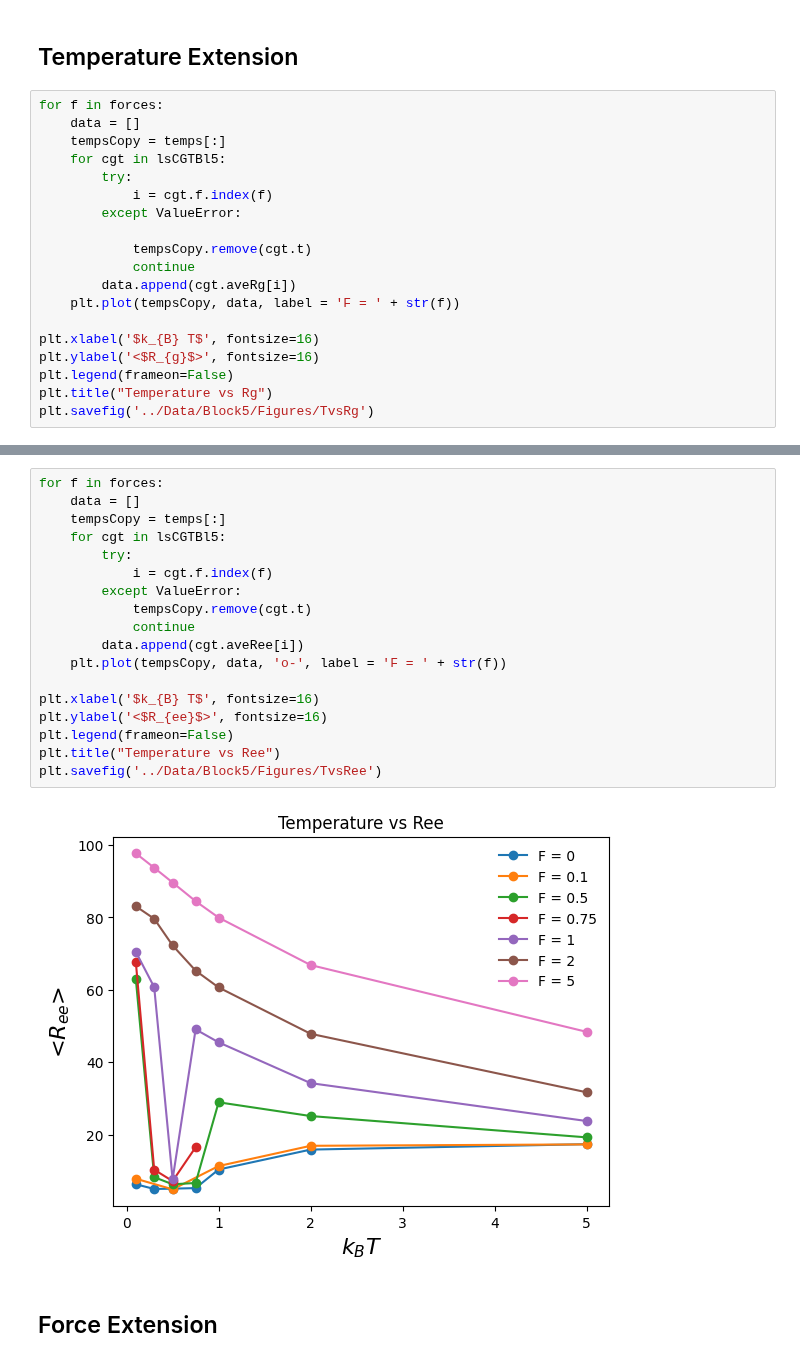
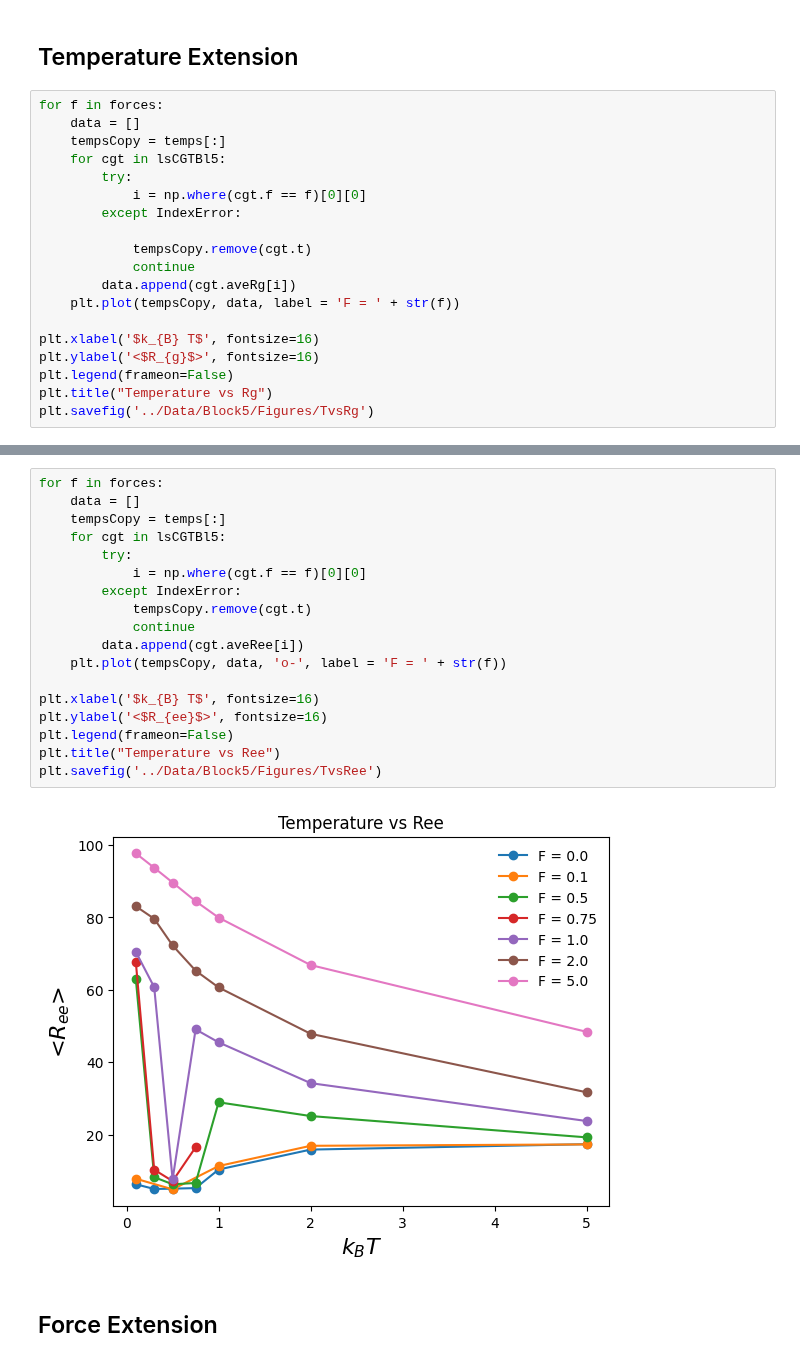
Before and after one commit to VagrantHyp/Code, a Jupyter notebook: Block5.ipynb, the cells around one changed output, grey strips where cells are left out. Cells and saved outputs as stored; diff of their text form.

```diff
--- a/Block5.ipynb
+++ b/Block5.ipynb
@@ -186,8 +186,8 @@ for f in forces:
     tempsCopy = temps[:]
     for cgt in lsCGTBl5:
         try:
-            i = cgt.f.index(f)
-        except ValueError:
+            i = np.where(cgt.f == f)[0][0]
+        except IndexError:
 
             tempsCopy.remove(cgt.t)
             continue
@@ -204,23 +204,23 @@ plt.savefig('../Data/Block5/Figures/TvsRg')
 # %%
 for f in forces:
     data = []
     tempsCopy = temps[:]
     for cgt in lsCGTBl5:
         try:
-            i = cgt.f.index(f)
-        except ValueError:
+            i = np.where(cgt.f == f)[0][0]
+        except IndexError:
             tempsCopy.remove(cgt.t)
             continue
         data.append(cgt.aveRee[i])
     plt.plot(tempsCopy, data, 'o-', label = 'F = ' + str(f))
 
 plt.xlabel('$k_{B} T$', fontsize=16)
 plt.ylabel('<$R_{ee}$>', fontsize=16)
 plt.legend(frameon=False)
 plt.title("Temperature vs Ree")
 plt.savefig('../Data/Block5/Figures/TvsRee')
 # %% [output]
-[figure, old version]
+[figure, new version]
 # %% [markdown]
 ## Force Extension
 # %%
```
Also changed, not shown: parts of 18 cells of this notebook, 3 other files.
